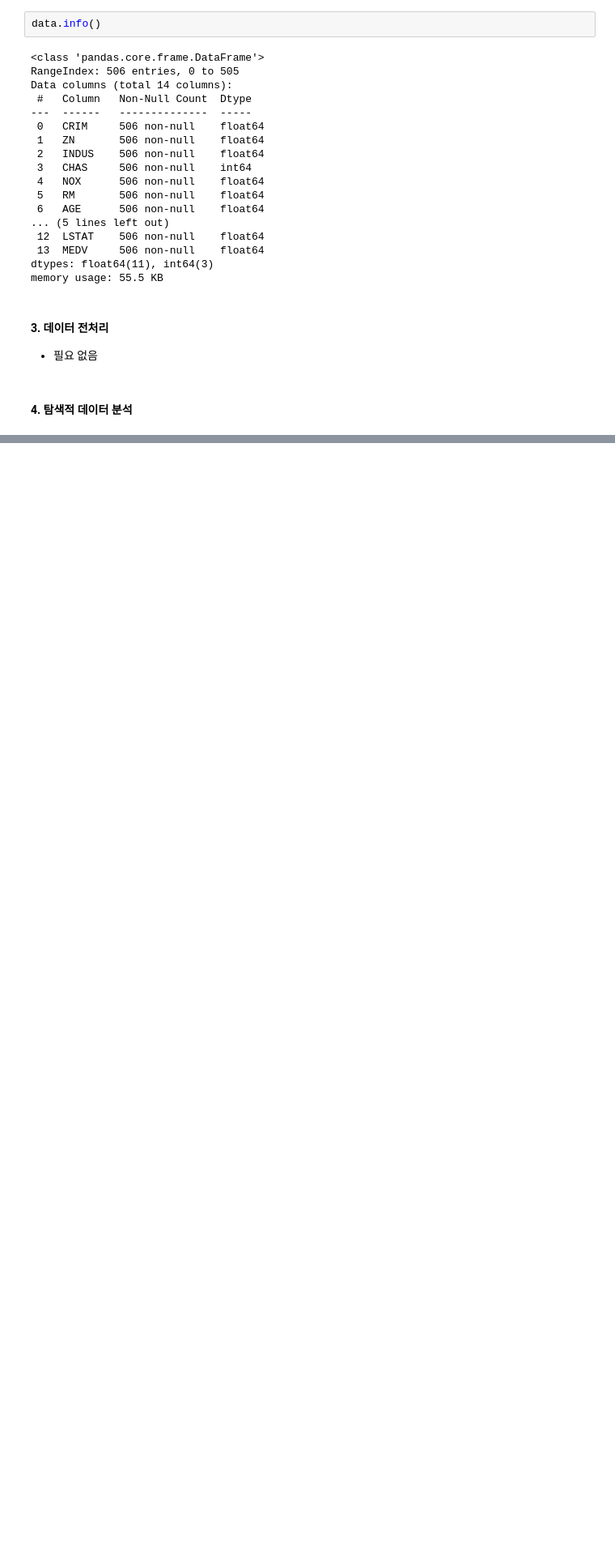
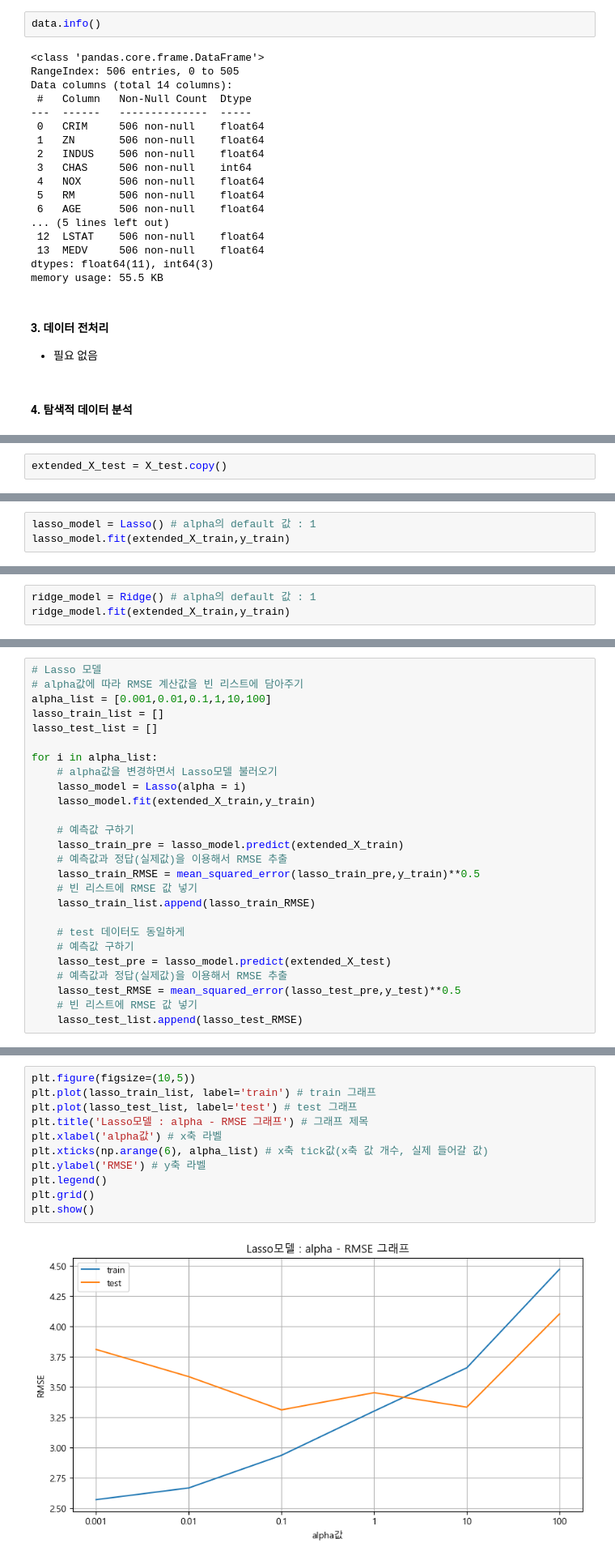
Before and after one commit to copy-del/practice-project-study, a Jupyter notebook: hoseong/machin learning/ex07_보스턴 주택 가격 예측.ipynb, the cells around one changed output, grey strips where cells are left out. Shown: that part at 81% size. Cells and saved outputs as stored; diff of their text form; blank space fills up the shorter version.

Commit message:
머신러닝 06/13 수업 선형회귀, Lasso.Ridge모델 학습

```diff
--- a/hoseong/machin learning/ex07_보스턴 주택 가격 예측.ipynb
+++ b/hoseong/machin learning/ex07_보스턴 주택 가격 예측.ipynb
@@ -74,0 +278,2 @@ data.corr()
+# %%
+extended_X_test = X_test.copy()
@@ -74,0 +321,3 @@ data.corr()
+# %%
+lasso_model = Lasso() # alpha의 default 값 : 1
+lasso_model.fit(extended_X_train,y_train)
@@ -74,0 +346,3 @@ data.corr()
+# %%
+ridge_model = Ridge() # alpha의 default 값 : 1
+ridge_model.fit(extended_X_train,y_train)
@@ -74,0 +365,26 @@ data.corr()
+# %%
+# Lasso 모델
+# alpha값에 따라 RMSE 계산값을 빈 리스트에 담아주기
+alpha_list = [0.001,0.01,0.1,1,10,100]
+lasso_train_list = []
+lasso_test_list = []
+
+for i in alpha_list:
+    # alpha값을 변경하면서 Lasso모델 불러오기
+    lasso_model = Lasso(alpha = i)
+    lasso_model.fit(extended_X_train,y_train)
+
+    # 예측값 구하기
+    lasso_train_pre = lasso_model.predict(extended_X_train)
+    # 예측값과 정답(실제값)을 이용해서 RMSE 추출
+    lasso_train_RMSE = mean_squared_error(lasso_train_pre,y_train)**0.5
+    # 빈 리스트에 RMSE 값 넣기
+    lasso_train_list.append(lasso_train_RMSE)
+
+    # test 데이터도 동일하게
+    # 예측값 구하기
+    lasso_test_pre = lasso_model.predict(extended_X_test)
+    # 예측값과 정답(실제값)을 이용해서 RMSE 추출
+    lasso_test_RMSE = mean_squared_error(lasso_test_pre,y_test)**0.5
+    # 빈 리스트에 RMSE 값 넣기
+    lasso_test_list.append(lasso_test_RMSE)
@@ -74,0 +413,13 @@ data.corr()
+# %%
+plt.figure(figsize=(10,5))
+plt.plot(lasso_train_list, label='train') # train 그래프
+plt.plot(lasso_test_list, label='test') # test 그래프
+plt.title('Lasso모델 : alpha - RMSE 그래프') # 그래프 제목
+plt.xlabel('alpha값') # x축 라벨
+plt.xticks(np.arange(6), alpha_list) # x축 tick값(x축 값 개수, 실제 들어갈 값)
+plt.ylabel('RMSE') # y축 라벨
+plt.legend()
+plt.grid()
+plt.show()
+# %% [output]
+[figure, added]
```
Also changed, not shown: parts of 53 cells of this notebook, 1 other file.
